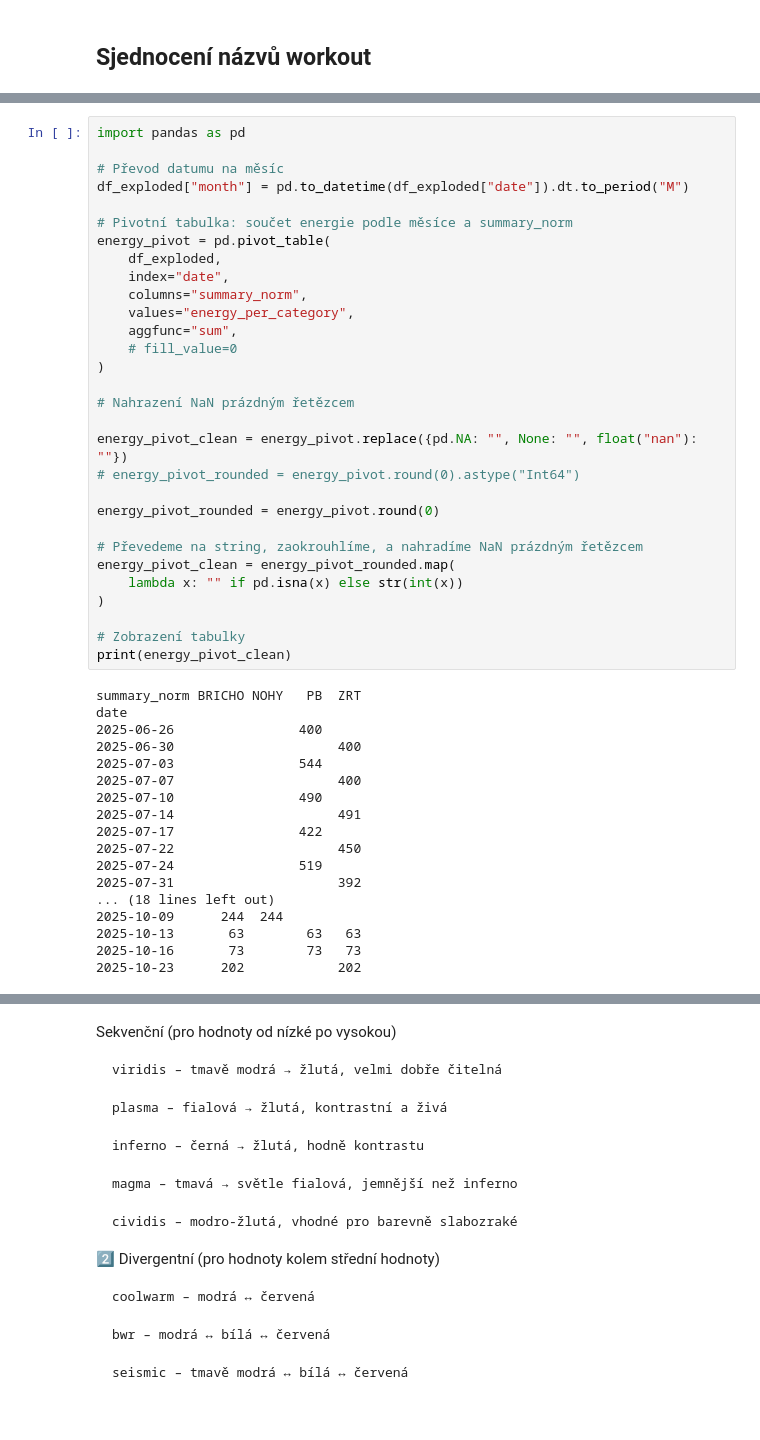
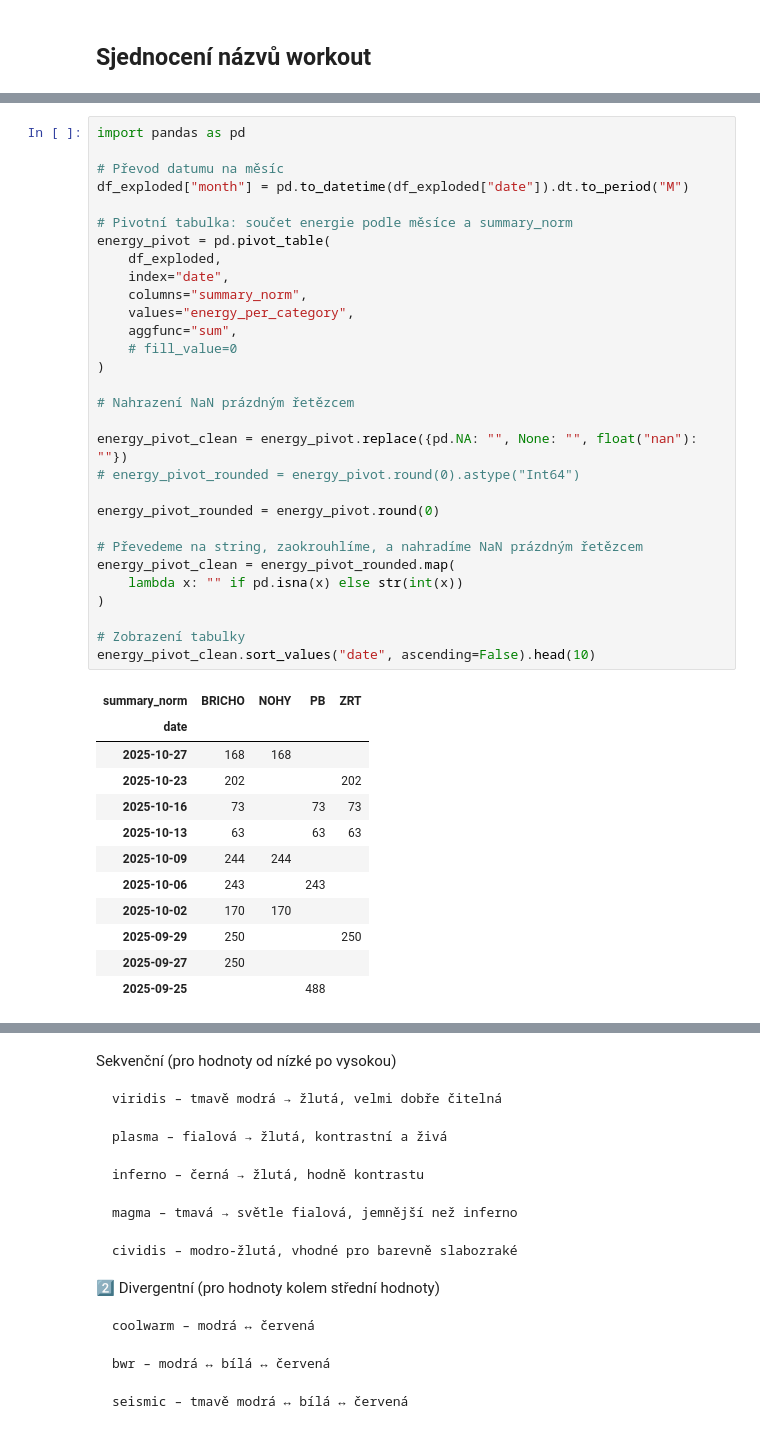
Before and after one commit to MarekCoderslab/TOPFIT, a Jupyter notebook: TOPFit_workout.ipynb, the cells around one changed output, grey strips where cells are left out. Drawn from its saved outputs; the diff is of its cells as text.

```diff
--- a/TOPFit_workout.ipynb
+++ b/TOPFit_workout.ipynb
@@ -328,51 +328,46 @@ memory usage: 2.9+ KB
 # %%
 import pandas as pd
 
 # Převod datumu na měsíc
 df_exploded["month"] = pd.to_datetime(df_exploded["date"]).dt.to_period("M")
 
 # Pivotní tabulka: součet energie podle měsíce a summary_norm
 energy_pivot = pd.pivot_table(
     df_exploded,
     index="date",
     columns="summary_norm",
     values="energy_per_category",
     aggfunc="sum",
     # fill_value=0
 )
 
 # Nahrazení NaN prázdným řetězcem
 
 energy_pivot_clean = energy_pivot.replace({pd.NA: "", None: "", float("nan"): ""})
 # energy_pivot_rounded = energy_pivot.round(0).astype("Int64")
 
 energy_pivot_rounded = energy_pivot.round(0)
 
 # Převedeme na string, zaokrouhlíme, a nahradíme NaN prázdným řetězcem
 energy_pivot_clean = energy_pivot_rounded.map(
     lambda x: "" if pd.isna(x) else str(int(x))
 )
 
 # Zobrazení tabulky
-print(energy_pivot_clean)
+energy_pivot_clean.sort_values("date", ascending=False).head(10)
 # %% [output]
-summary_norm BRICHO NOHY   PB  ZRT
-date
-2025-06-26                400
-2025-06-30                     400
-2025-07-03                544
-2025-07-07                     400
-2025-07-10                490
-2025-07-14                     491
-2025-07-17                422
-2025-07-22                     450
-2025-07-24                519
-2025-07-31                     392
-... (18 lines left out)
-2025-10-09      244  244
-2025-10-13       63        63   63
-2025-10-16       73        73   73
-2025-10-23      202            202
+| summary_norm | BRICHO | NOHY | PB | ZRT |
+| date |  |  |  |  |
+| 2025-10-27 | 168 | 168 |  |  |
+| 2025-10-23 | 202 |  |  | 202 |
+| 2025-10-16 | 73 |  | 73 | 73 |
+| 2025-10-13 | 63 |  | 63 | 63 |
+| 2025-10-09 | 244 | 244 |  |  |
+| 2025-10-06 | 243 |  | 243 |  |
+| 2025-10-02 | 170 | 170 |  |  |
+| 2025-09-29 | 250 |  |  | 250 |
+| 2025-09-27 | 250 |  |  |  |
+| 2025-09-25 |  |  | 488 |  |
 # %%
 import matplotlib.pyplot as plt
 
```
Also changed, not shown: parts of 9 cells of this notebook.
